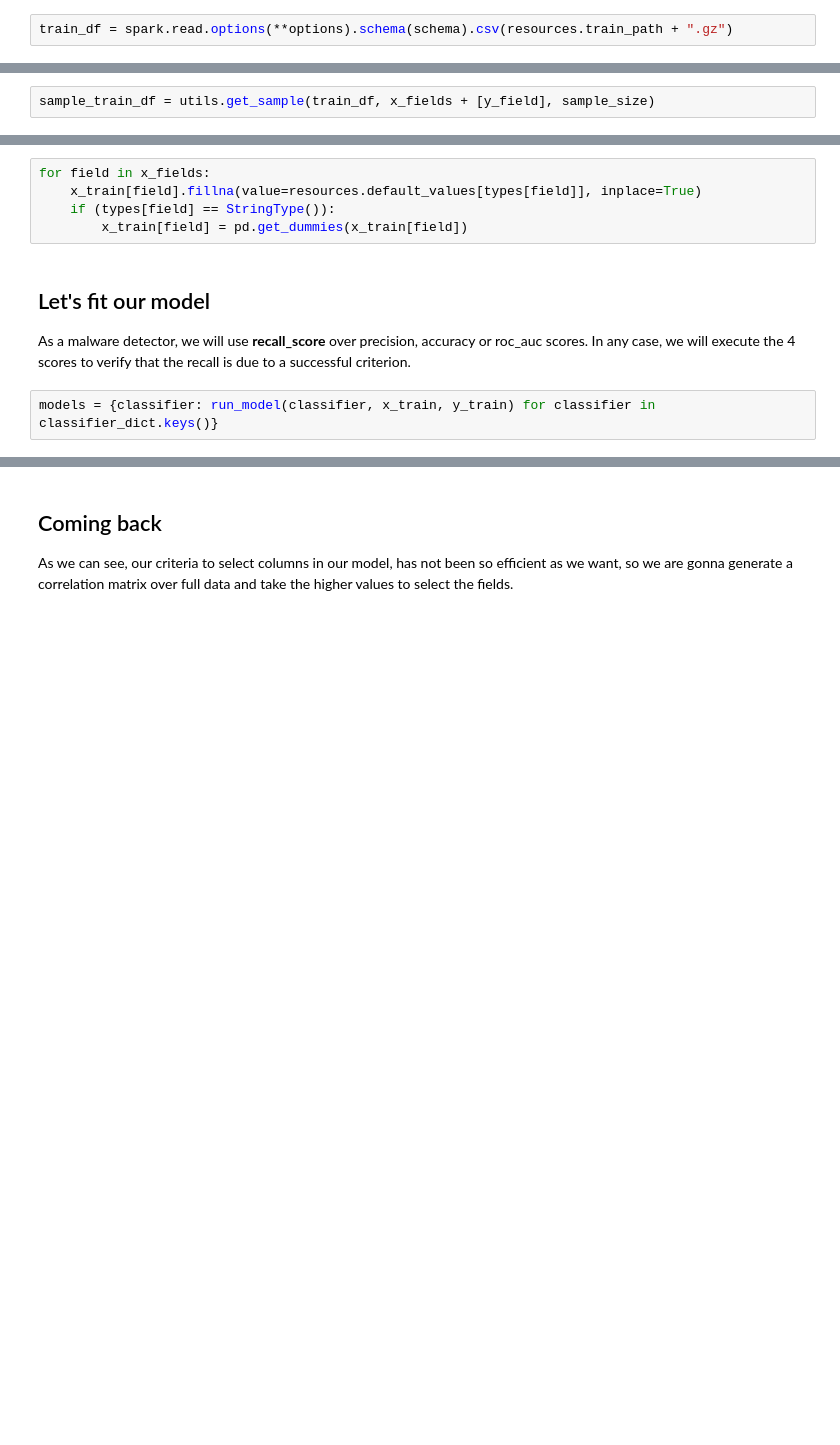
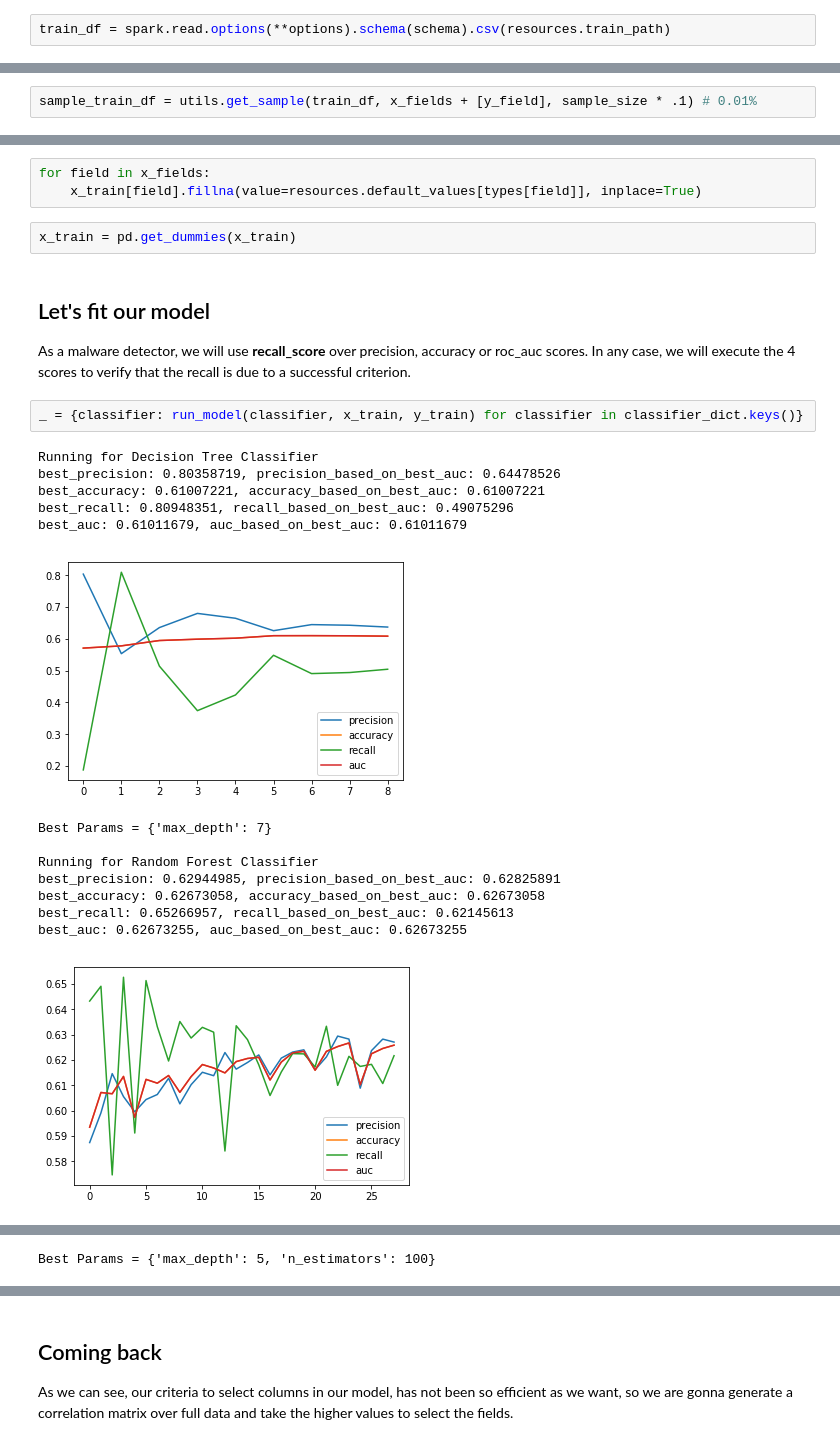
Before and after one commit to JuanBrugera/Kschool-TFM, a Jupyter notebook: Main.ipynb, the cells around one changed output, grey strips where cells are left out. Saved outputs shown, nothing was run; the diff lists cells and outputs as text; blank space fills up the shorter version.

```diff
--- a/Main.ipynb
+++ b/Main.ipynb
@@ -120,7 +174,7 @@ spark
 # %% [output]
 <pyspark.sql.session.SparkSession at 0x...>
 # %%
-train_df = spark.read.options(**options).schema(schema).csv(resources.train_path + ".gz")
+train_df = spark.read.options(**options).schema(schema).csv(resources.train_path)
 # %%
 types = utils.get_input_fields_dict(train_df, 'types')
 # %% [markdown]
@@ -176,7 +230,7 @@ in_model = {k: True if ((resources.different_values[k] <= 100) and (k not in na_
 # %%
 x_fields = utils.get_select_fields(in_model)
 # %%
-sample_train_df = utils.get_sample(train_df, x_fields + [y_field], sample_size)
+sample_train_df = utils.get_sample(train_df, x_fields + [y_field], sample_size * .1) # 0.01%
 # %% [markdown]
 Checking if target is still pondered
 # %% [markdown]
@@ -209,11 +261,26 @@ KeyboardInterrupt:
 # %%
 for field in x_fields:
     x_train[field].fillna(value=resources.default_values[types[field]], inplace=True)
-    if (types[field] == StringType()):
-        x_train[field] = pd.get_dummies(x_train[field])
+# %%
+x_train = pd.get_dummies(x_train)
 # %% [markdown]
 ## Let's fit our model
 
 As a malware detector, we will use **recall_score** over precision, accuracy or roc_auc scores. In any case, we will execute the 4 scores to verify that the recall is due to a successful criterion.
 # %%
-models = {classifier: run_model(classifier, x_train, y_train) for classifier in classifier_dict.keys()}
+_ = {classifier: run_model(classifier, x_train, y_train) for classifier in classifier_dict.keys()}
+# %% [output]
+Running for Decision Tree Classifier
+best_precision: 0.80358719, precision_based_on_best_auc: 0.64478526
+best_accuracy: 0.61007221, accuracy_based_on_best_auc: 0.61007221
+best_recall: 0.80948351, recall_based_on_best_auc: 0.49075296
+best_auc: 0.61011679, auc_based_on_best_auc: 0.61011679
+[figure, added]
+Best Params = {'max_depth': 7}
+
+Running for Random Forest Classifier
+best_precision: 0.62944985, precision_based_on_best_auc: 0.62825891
+best_accuracy: 0.62673058, accuracy_based_on_best_auc: 0.62673058
+best_recall: 0.65266957, recall_based_on_best_auc: 0.62145613
+best_auc: 0.62673255, auc_based_on_best_auc: 0.62673255
+[figure, added]
@@ -219,0 +295 @@ models = {classifier: run_model(classifier, x_train, y_train) for classifier in
+Best Params = {'max_depth': 5, 'n_estimators': 100}
```
Also changed, not shown: parts of 60 cells of this notebook, 1 other file.
